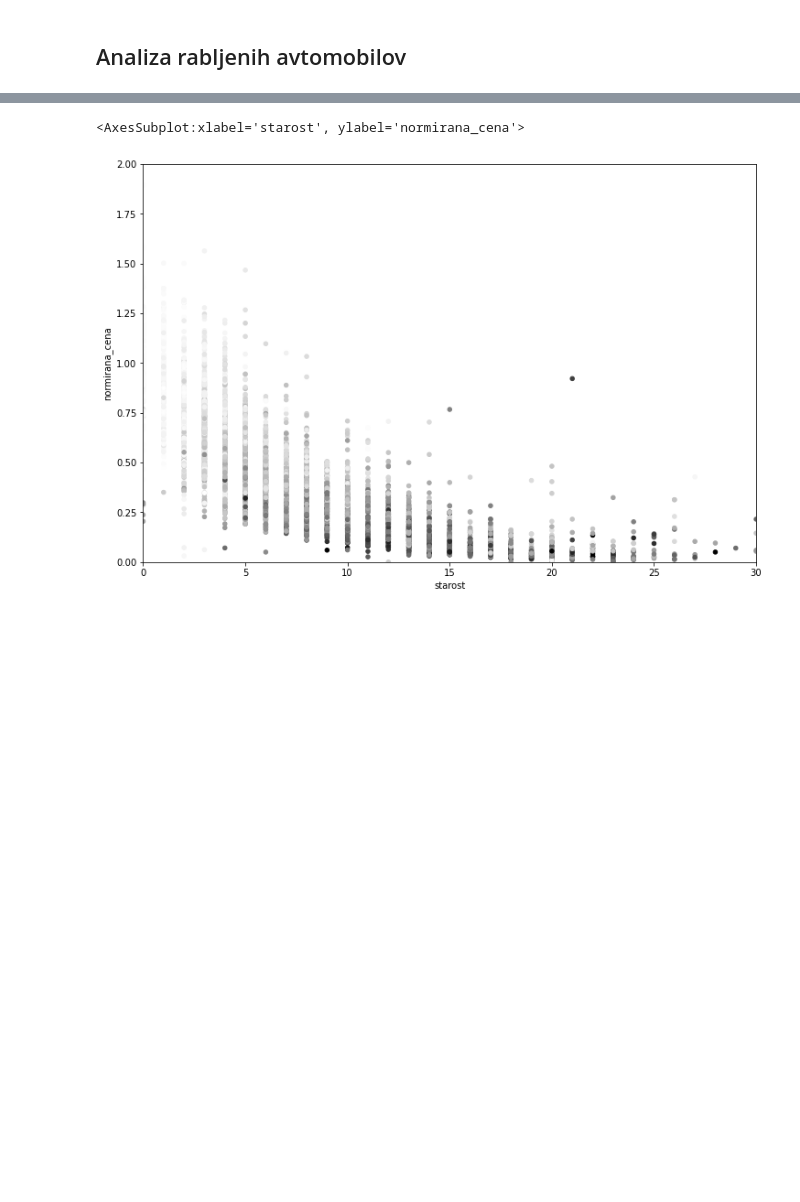
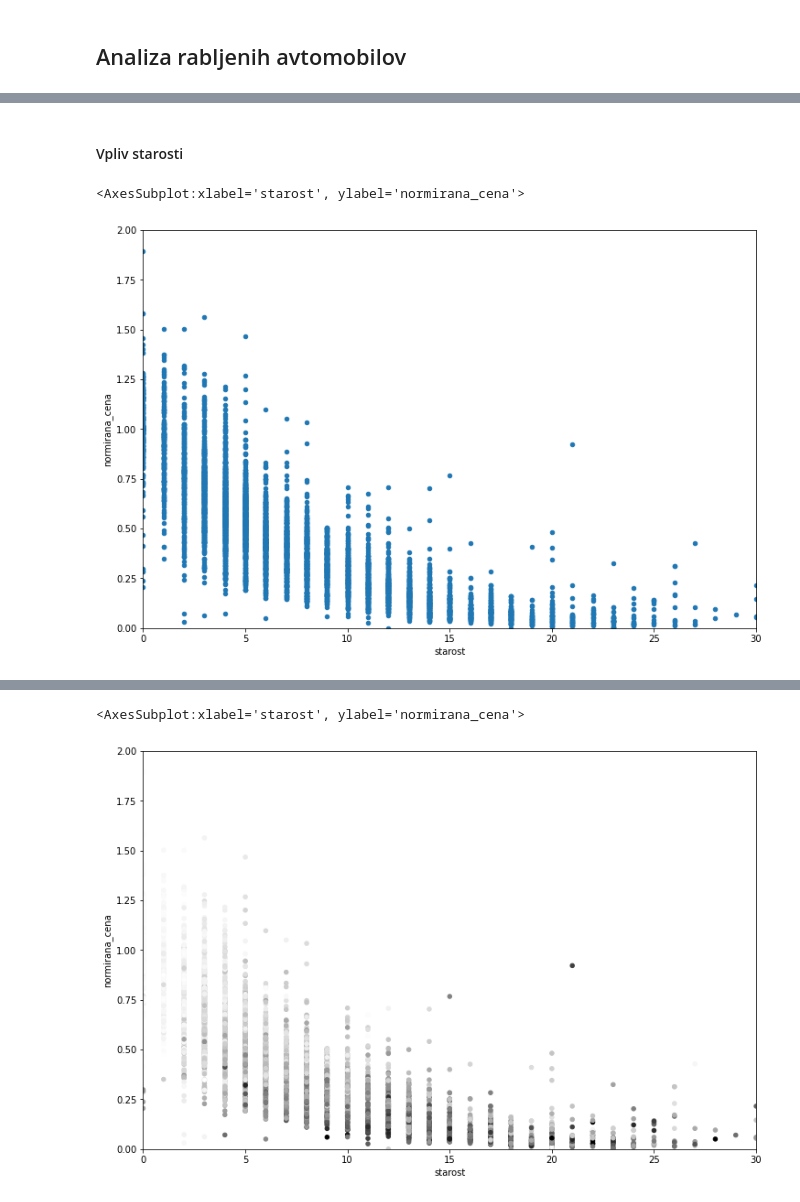
Before and after one commit to pg008/programiranje_1_projektna_naloga, a Jupyter notebook: analiza/analiza.ipynb, the cells around one changed output, grey strips where cells are left out. Cells and saved outputs as stored; diff of their text form; code cells hidden in the pictures; blank space fills up the shorter version.

```diff
--- a/analiza/analiza.ipynb
+++ b/analiza/analiza.ipynb
@@ -23,3 +21,14 @@ ceno avtomobila bom normiral s povprečno ceno avtomobila istega modela, ki je b
 nazivne_cene_modelov = avti[(avti.leto_izdelave == 2022) & (avti.stevilo_kilometrov < 5e3)].groupby(["ime_znamke", "ime_modela"]).cena.mean().rename("nazivna_cena")
 avti_z_nc = pd.merge(avti, nazivne_cene_modelov, on=["ime_znamke", "ime_modela"])
 avti_z_nc["normirana_cena"] = avti_z_nc.cena / avti_z_nc.nazivna_cena
+# %% [markdown]
+#### Vpliv starosti
+# %%
+avti_z_nc.plot.scatter(
+    "starost", "normirana_cena",
+    xlim=(0,30), ylim=(0,2),
+    figsize=(12,8)
+)
+# %% [output]
+<AxesSubplot:xlabel='starost', ylabel='normirana_cena'>
+[figure, added]
```
Also changed, not shown: parts of 22 cells of this notebook, 2 other files.
